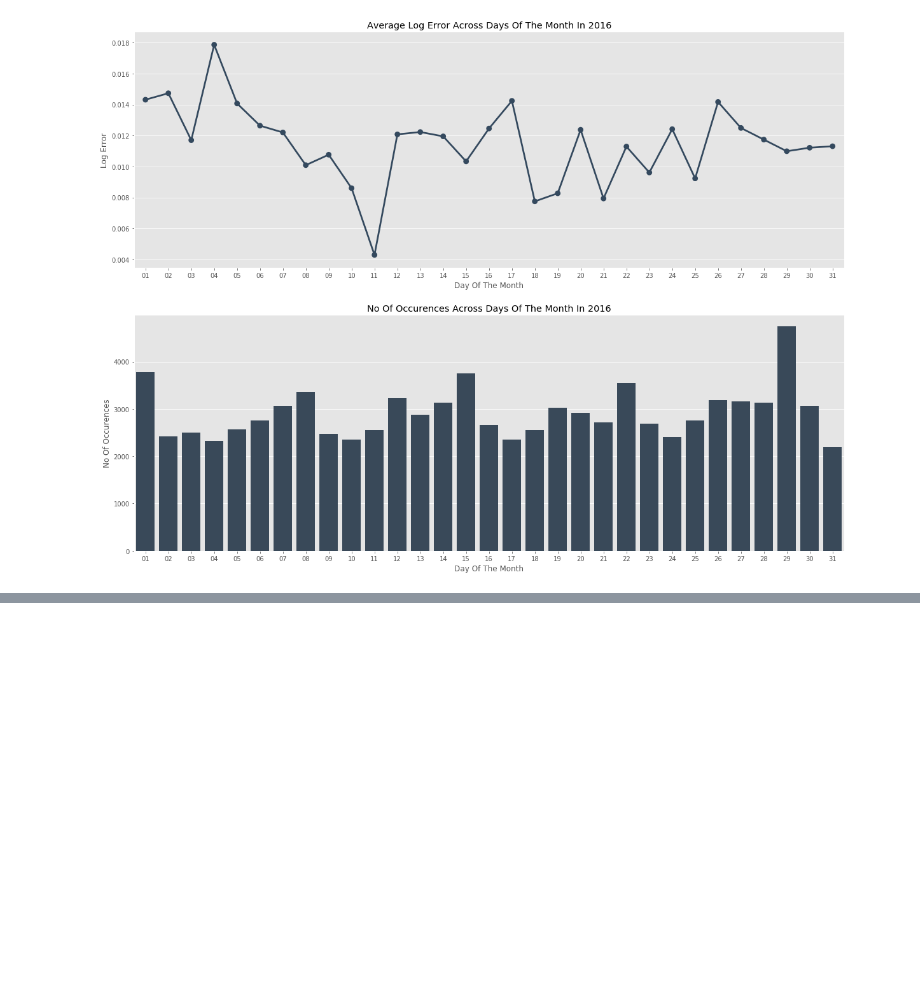
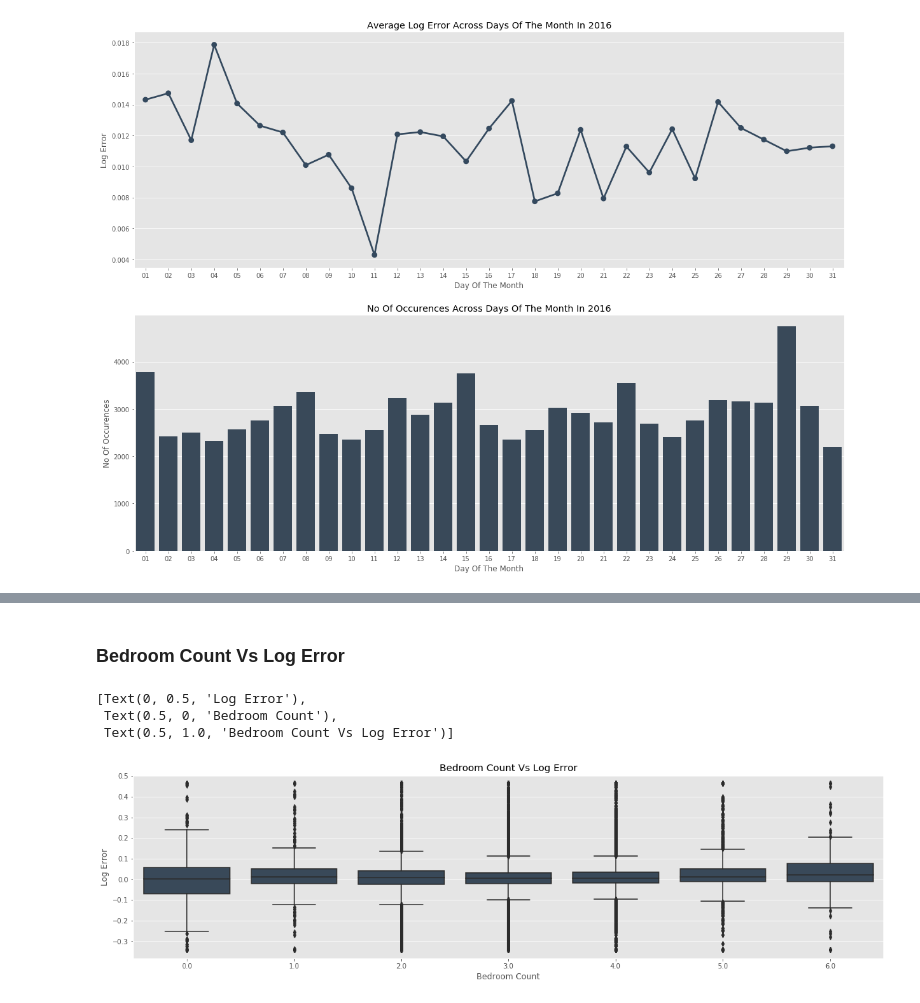
Before and after one commit to suhyun-cho/Dive-to-Kaggle, a Jupyter notebook: Zillow-prize/EDA On Missing Values & Multicollinearity.ipynb, the cells around one changed output, grey strips where cells are left out. Cells and saved outputs as stored; diff of their text form; code cells hidden in the pictures; blank space fills up the shorter version.

```diff
--- a/Zillow-prize/EDA On Missing Values & Multicollinearity.ipynb
+++ b/Zillow-prize/EDA On Missing Values & Multicollinearity.ipynb
@@ -374,0 +440,12 @@ yearMerged.plot(kind='bar', stacked=True,ax=ax1)
+# %% [markdown]
+### Bedroom Count Vs Log Error
+# %%
+fig,ax= plt.subplots()
+fig.set_size_inches(20,5)
+sn.boxplot(x="bedroomcnt", y="logerror", data=mergedFiltered,ax=ax,color="#34495e")
+ax.set(ylabel='Log Error',xlabel="Bedroom Count",title="Bedroom Count Vs Log Error")
+# %% [output]
+[Text(0, 0.5, 'Log Error'),
+ Text(0.5, 0, 'Bedroom Count'),
+ Text(0.5, 1.0, 'Bedroom Count Vs Log Error')]
+[figure, added]
```
Also changed, not shown: parts of 17 cells of this notebook.
